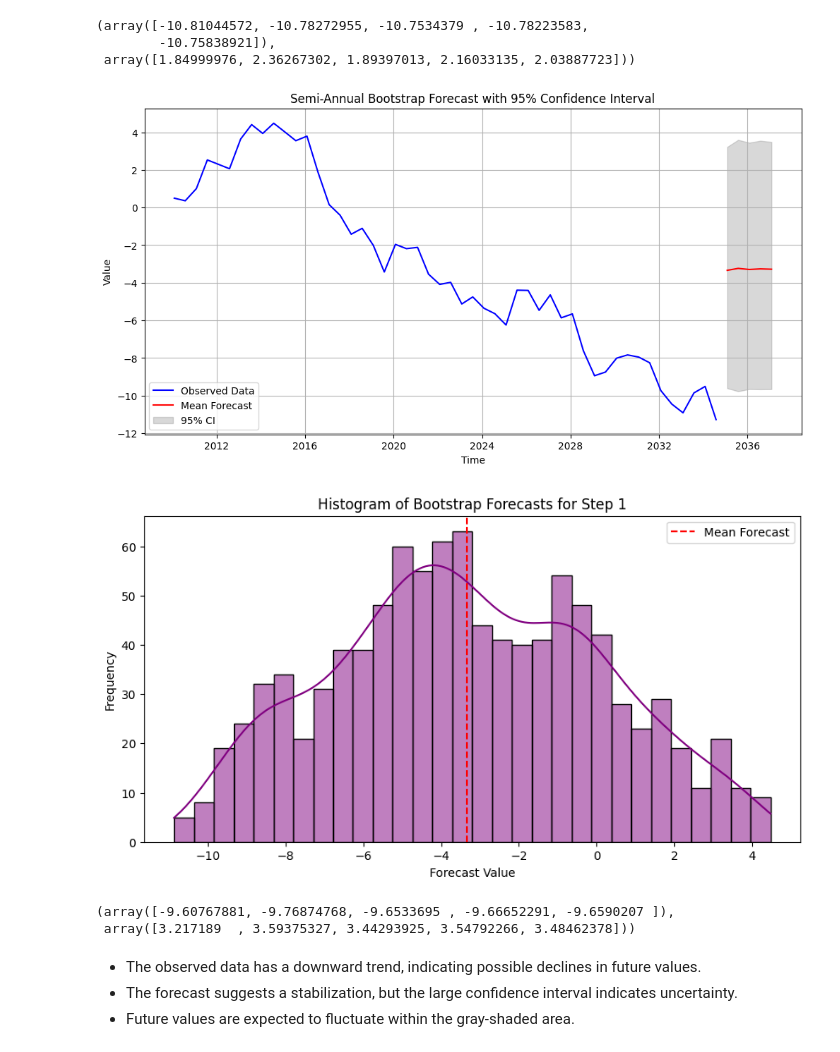
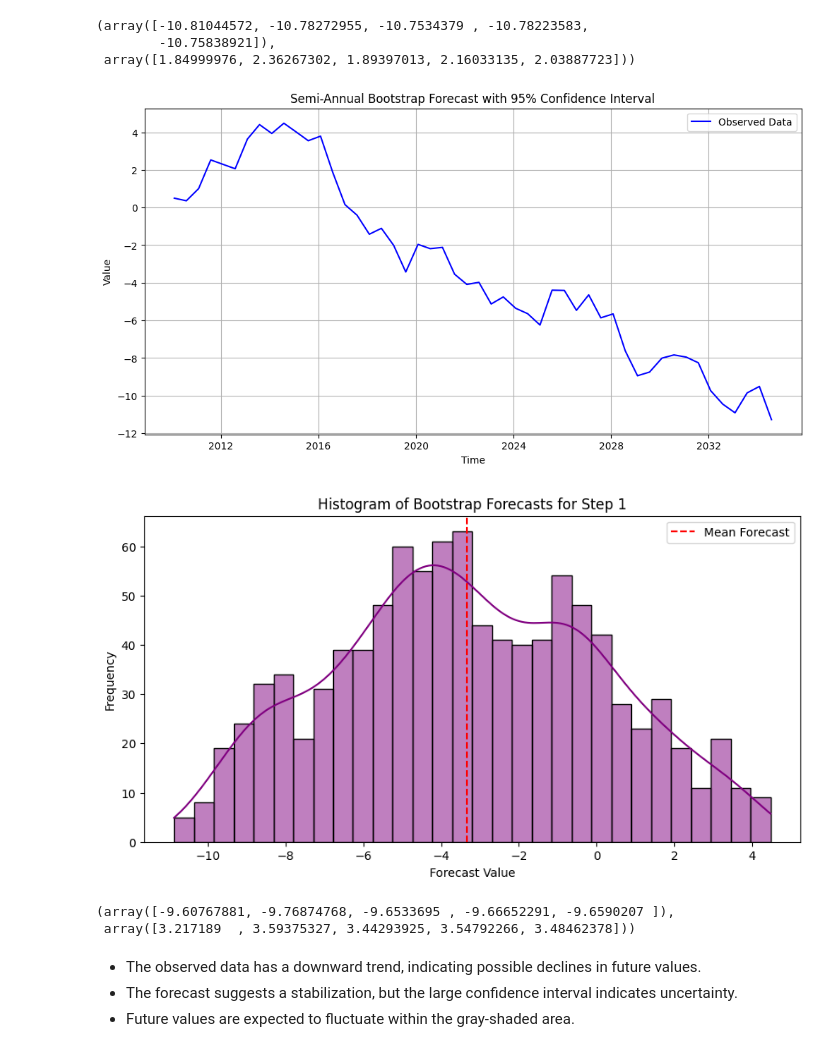
Before and after one commit to darshi0301/Rice-Forecasting, a Jupyter notebook: Rice_Forecasting.ipynb, the cells around one changed output. Cells and saved outputs as stored; diff of their text form; code cells hidden in the pictures.

```diff
--- a/Rice_Forecasting.ipynb
+++ b/Rice_Forecasting.ipynb
@@ -405,7 +353,6 @@ import matplotlib.pyplot as plt
 import seaborn as sns
 from sklearn.utils import resample
 import statsmodels.api as sm
-
 def bootstrap_forecast(data, n_bootstraps=1000, forecast_horizon=5):
     forecasts = []
 
@@ -431,41 +378,40 @@ def bootstrap_forecast(data, n_bootstraps=1000, forecast_horizon=5):
     # Compute confidence intervals
     lower_bound = np.percentile(forecasts, 2.5, axis=0)
     upper_bound = np.percentile(forecasts, 97.5, axis=0)
+
     mean_forecast = np.mean(forecasts, axis=0)
 
     # Generate future dates for semi-annual steps
     future_dates = pd.date_range(data.index[-1], periods=forecast_horizon+1, freq="6M")[1:]
 
     # 📊 **Plot 1: Time Series with Forecasts**
     plt.figure(figsize=(12, 6))
     plt.plot(data.index, data, label="Observed Data", color="blue")
-    plt.plot(future_dates, mean_forecast, label="Mean Forecast", color="red")
-    plt.fill_between(future_dates, lower_bound, upper_bound, color='gray', alpha=0.3, label="95% CI")
     plt.title("Semi-Annual Bootstrap Forecast with 95% Confidence Interval")
     plt.xlabel("Time")
     plt.ylabel("Value")
     plt.legend()
     plt.grid(True)
     plt.show()
 
         # 📊 **Plot 2: Histogram of Forecasts (for first forecast step)**
     plt.figure(figsize=(10, 5))
     sns.histplot(forecasts[:, 0], bins=30, kde=True, color="purple")
     plt.axvline(mean_forecast[0], color="red", linestyle="dashed", label="Mean Forecast")
     plt.title(f"Histogram of Bootstrap Forecasts for Step 1")
     plt.xlabel("Forecast Value")
     plt.ylabel("Frequency")
     plt.legend()
     plt.show()
 
     return lower_bound, upper_bound
 
 # 🟢 **Generate Example Semi-Annual Data**
 np.random.seed(42)
 data = pd.Series(np.random.randn(50).cumsum(), index=pd.date_range("2010-01-01", periods=50, freq="6M"))  # Semi-Annual Data
 bootstrap_forecast(data)
 # %% [output]
-[figure, old version]
+[figure, new version]
 [figure]
 (array([-9.60767881, -9.76874768, -9.6533695 , -9.66652291, -9.6590207 ]),
  array([3.217189  , 3.59375327, 3.44293925, 3.54792266, 3.48462378]))
```
Also changed, not shown: parts of 7 cells of this notebook.
